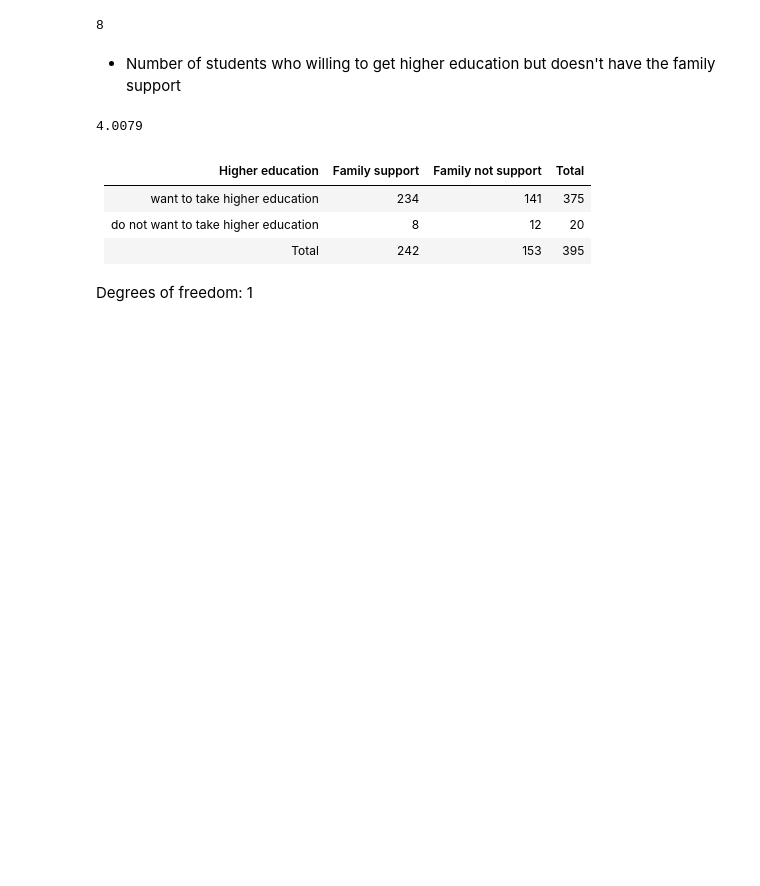
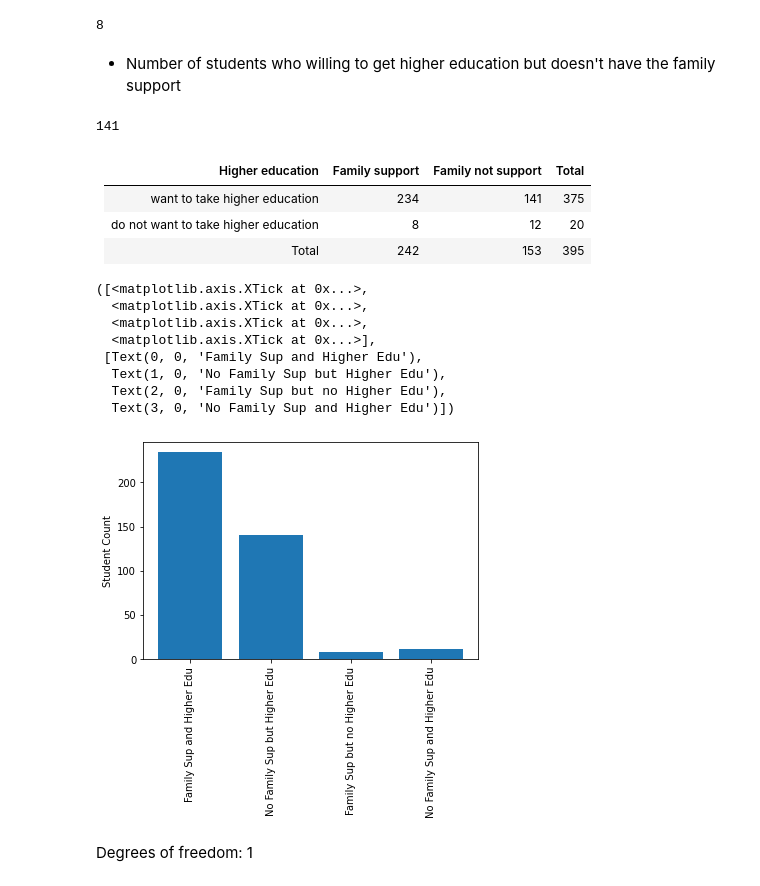
Before and after one commit to infaz98/stat-report, a Jupyter notebook: Report.ipynb, the cells around one changed output. Cells and saved outputs as stored; diff of their text form; code cells hidden in the pictures; blank space fills up the shorter version.

```diff
--- a/Report.ipynb
+++ b/Report.ipynb
@@ -91,9 +110,8 @@ np.sum(np.logical_and(cat['higher'] == 'no', cat['famsup'] == 'yes'))
 * Number of students who willing to get higher education but doesn't have the family support
 # %%
 np.sum(np.logical_and(cat['higher'] == 'yes', cat['famsup'] == 'no'))
-print(0.0786 + 0.1243 + 1.4744 + 2.3306)
 # %% [output]
-4.0079
+141
 # %% [markdown]
 <style type="text/css">
 .tg  {border-collapse:collapse;border-spacing:0;}
@@ -133,6 +151,24 @@ print(0.0786 + 0.1243 + 1.4744 + 2.3306)
   </tr>
 </tbody>
 </table>
+# %%
+labels = ['Family Sup and Higher Edu', 'No Family Sup but Higher Edu',
+          'Family Sup but no Higher Edu', 'No Family Sup and Higher Edu']
+std_list = [234,141,8,12]
+x_pos = range(len(labels))
+plt.ylabel("Student Count")
+plt.bar(x_pos, std_list)
+plt.xticks(x_pos, labels, rotation=90)
+# %% [output]
+([<matplotlib.axis.XTick at 0x...>,
+  <matplotlib.axis.XTick at 0x...>,
+  <matplotlib.axis.XTick at 0x...>,
+  <matplotlib.axis.XTick at 0x...>],
+ [Text(0, 0, 'Family Sup and Higher Edu'),
+  Text(1, 0, 'No Family Sup but Higher Edu'),
+  Text(2, 0, 'Family Sup but no Higher Edu'),
+  Text(3, 0, 'No Family Sup and Higher Edu')])
+[figure, added]
 # %% [markdown]
 Degrees of freedom: 1
 # %% [markdown]
```
Also changed, not shown: parts of 1 cell of this notebook.
